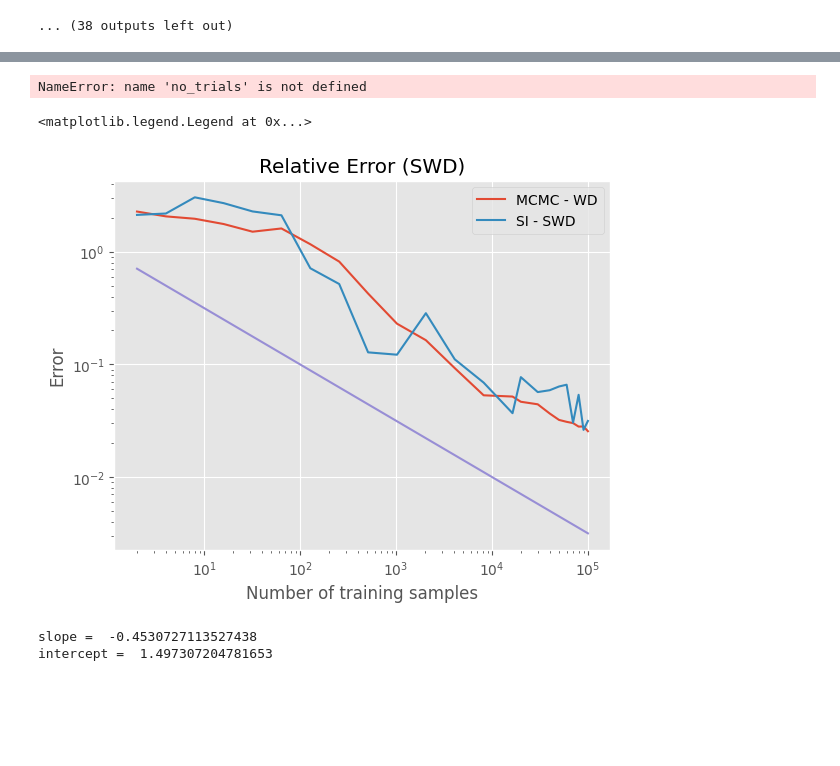
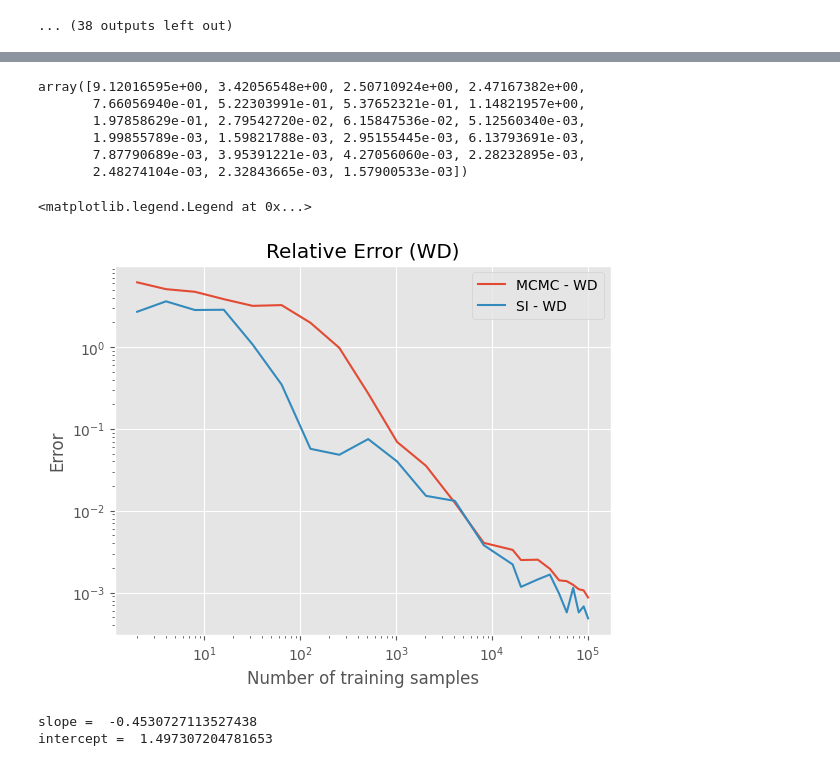
Before and after one commit to abjohnson117/TransportVsMcmcExperiments, a Jupyter notebook: banana/avg_banana_mcmc.ipynb, the cells around one changed output, grey strips where cells are left out. Drawn from its saved outputs; the diff is of its cells as text; code cells hidden in the pictures; blank space fills up the shorter version.

Commit message:
Adding results that FINALLY work

```diff
--- a/banana/avg_banana_mcmc.ipynb
+++ b/banana/avg_banana_mcmc.ipynb
@@ -87,19 +87,3 @@ sample_no_list.append(70000)
 sample_no_list.append(80000)
 sample_no_list.append(90000)
 sample_no_list.append(100000)
-# %%
-n_projections = 2048
-swd_seed = 42
-
-swd_array = np.zeros(len(sample_no_list))
-avg_mcmc_samps = np.mean(adapt_mcmc_samps, axis=0)
-
-for i, sample_no in enumerate(tqdm(sample_no_list)):
-    swd1 = swd(
-        adapt_mcmc_samps[0, :sample_no, :],
-        samps,
-        n_projections=n_projections,
-        seed=seed
-    )
-
-    swd_array[i] = swd1
@@ -110,0 +90,2 @@ array([ 1.90056062,  2.39780474,  0.66589534, ..., -0.68154597,
+# %%
+adapt_mcmc_samps = np.load("mcmc_results/mcmc_samps.npy")
@@ -111,17 +94,17 @@ array([ 1.90056062,  2.39780474,  0.66589534, ..., -0.68154597,
 # %%
 from ot.lp import wasserstein_1d
+no_trials = 10
 wd_array = np.zeros((no_trials, len(sample_no_list)))
 
 for j in tqdm(range(no_trials)):
     for i, sample_no in enumerate(sample_no_list):
-        wd1 = wasserstein_1d(
+        wd1 = wd(
             adapt_mcmc_samps[j, :sample_no, :].reshape(-1),
             samps.reshape(-1),
+            p=2.
         )
 
         wd_array[j, i] = wd1
-# %% [output]
-NameError: name 'no_trials' is not defined
 # %%
 avg_wd_array = np.mean(wd_array, axis=0)
 std_wd_array = np.std(wd_array, axis=0)
@@ -145,24 +120,33 @@ rel_wd_array = avg_wd_array / base_wd
 # %%
 si_array = np.zeros((10, 23))
-for i in range(10):
+for i in range(3):
     si_array[i, :] = np.load(f"converge_results_banana/run_{i:02d}/nn_conv_wd_{i}.npy")
 # %%
 si_mean = np.mean(si_array, axis=0)
 si_std = np.std(si_array, axis=0)
+# %%
+rel_wd_array.squeeze()
+# %% [output]
+array([9.12016595e+00, 3.42056548e+00, 2.50710924e+00, 2.47167382e+00,
+       7.66056940e-01, 5.22303991e-01, 5.37652321e-01, 1.14821957e+00,
+       1.97858629e-01, 2.79542720e-02, 6.15847536e-02, 5.12560340e-03,
+       1.99855789e-03, 1.59821788e-03, 2.95155445e-03, 6.13793691e-03,
+       7.87790689e-03, 3.95391221e-03, 4.27056060e-03, 2.28232895e-03,
+       2.48274104e-03, 2.32843665e-03, 1.57900533e-03])
 # %%
 # plt.plot(sample_no_list, rel_swd_array, label="SWD")
 plt.plot(sample_no_list, rel_wd_array, label="MCMC - WD")
-plt.plot(sample_no_list, si_mean, label="SI - SWD")
-plt.plot(sample_no_list, 1 / np.sqrt(sample_no_list))
+plt.plot(sample_no_list, si_mean, label="SI - WD")
+# plt.plot(sample_no_list, 1 / np.sqrt(sample_no_list))
 plt.xscale("log")
 plt.yscale("log")
 plt.xlabel("Number of training samples")
 plt.ylabel("Error")
-plt.title("Relative Error (SWD)")
+plt.title("Relative Error (WD)")
 plt.legend()
 # %% [output]
 <matplotlib.legend.Legend at 0x...>
-[figure, old version]
+[figure, new version]
 # %%
 log_n = np.log(sample_no_list)
 log_err = np.log(rel_wd_array)
```
Also changed, not shown: parts of 5 cells of this notebook, 21 other files.
